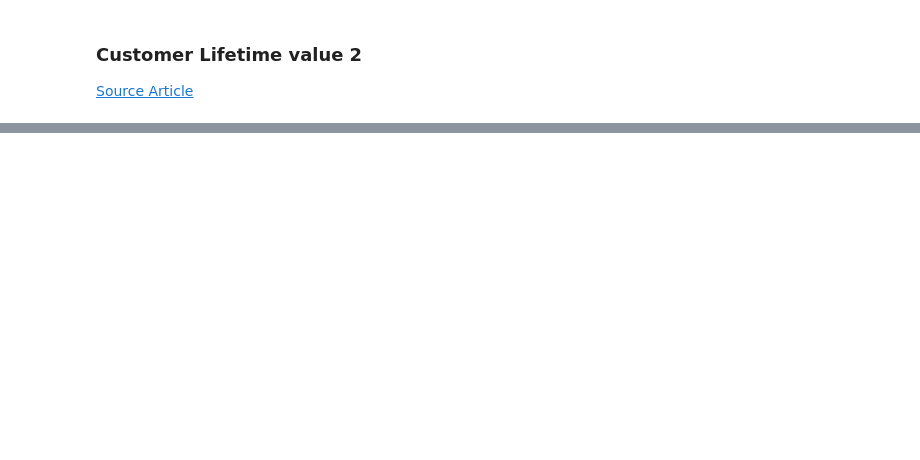
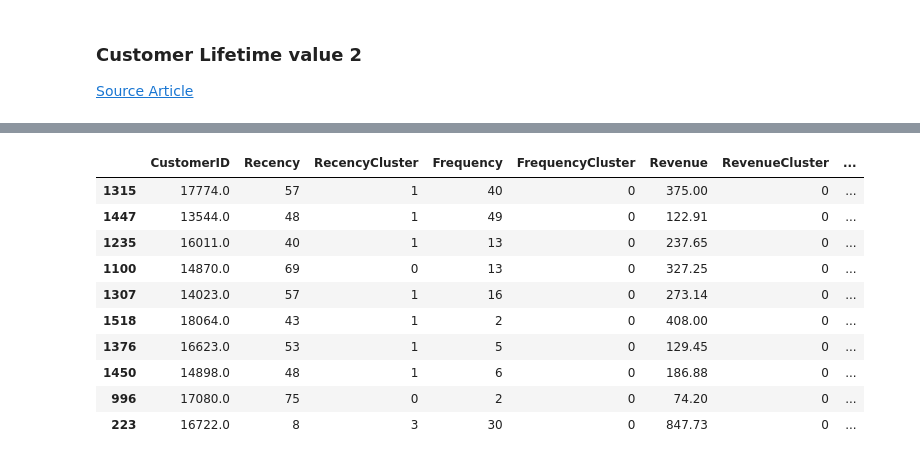
Before and after one commit to sidd-hart/customer-segmentation, a Jupyter notebook: notebooks/2.1-Customer-LifetimeValue-2ndArticle.ipynb, the cells around one changed output, grey strips where cells are left out. Cells and saved outputs as stored; diff of their text form; code cells hidden in the pictures; blank space fills up the shorter version.

Commit message:
This commit will contain everything right before implementing ML to predict CLTV

```diff
--- a/notebooks/2.1-Customer-LifetimeValue-2ndArticle.ipynb
+++ b/notebooks/2.1-Customer-LifetimeValue-2ndArticle.ipynb
@@ -36,0 +158,12 @@ data.head()
+# %%
+tx_user = order_cluster('FrequencyCluster', 'Frequency',tx_user,True)
+# %%
+#calcuate revenue score
+tx_3m['Revenue'] = tx_3m['UnitPrice'] * tx_3m['Quantity']
+tx_revenue = tx_3m.groupby('CustomerID').Revenue.sum().reset_index()
+tx_user = pd.merge(tx_user, tx_revenue, on='CustomerID')
+# %%
+kmeans = KMeans(n_clusters=4)
+kmeans.fit(tx_user[['Revenue']])
+tx_user['RevenueCluster'] = kmeans.predict(tx_user[['Revenue']])
+tx_user = order_cluster('RevenueCluster', 'Revenue',tx_user,True)
@@ -36,0 +176,14 @@ data.head()
+# %%
+tx_user.sample(10)
+# %% [output]
+|  | CustomerID | Recency | RecencyCluster | Frequency | FrequencyCluster | Revenue | RevenueCluster | ... |
+| 1315 | 17774.0 | 57 | 1 | 40 | 0 | 375.00 | 0 | ... |
+| 1447 | 13544.0 | 48 | 1 | 49 | 0 | 122.91 | 0 | ... |
+| 1235 | 16011.0 | 40 | 1 | 13 | 0 | 237.65 | 0 | ... |
+| 1100 | 14870.0 | 69 | 0 | 13 | 0 | 327.25 | 0 | ... |
+| 1307 | 14023.0 | 57 | 1 | 16 | 0 | 273.14 | 0 | ... |
+| 1518 | 18064.0 | 43 | 1 | 2 | 0 | 408.00 | 0 | ... |
+| 1376 | 16623.0 | 53 | 1 | 5 | 0 | 129.45 | 0 | ... |
+| 1450 | 14898.0 | 48 | 1 | 6 | 0 | 186.88 | 0 | ... |
+| 996 | 17080.0 | 75 | 0 | 2 | 0 | 74.20 | 0 | ... |
+| 223 | 16722.0 | 8 | 3 | 30 | 0 | 847.73 | 0 | ... |
```
Also changed, not shown: parts of 35 cells of this notebook, 1 other file.
